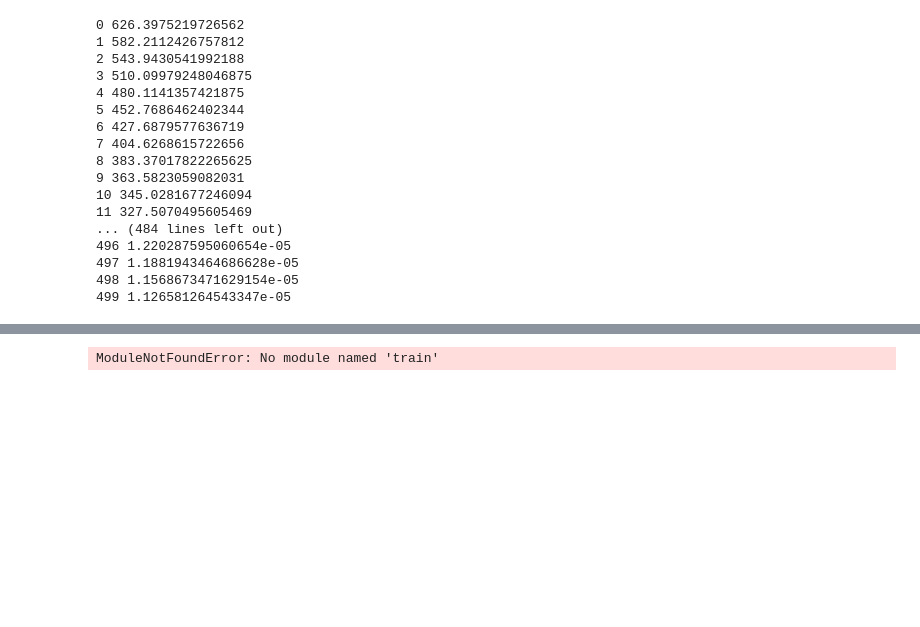
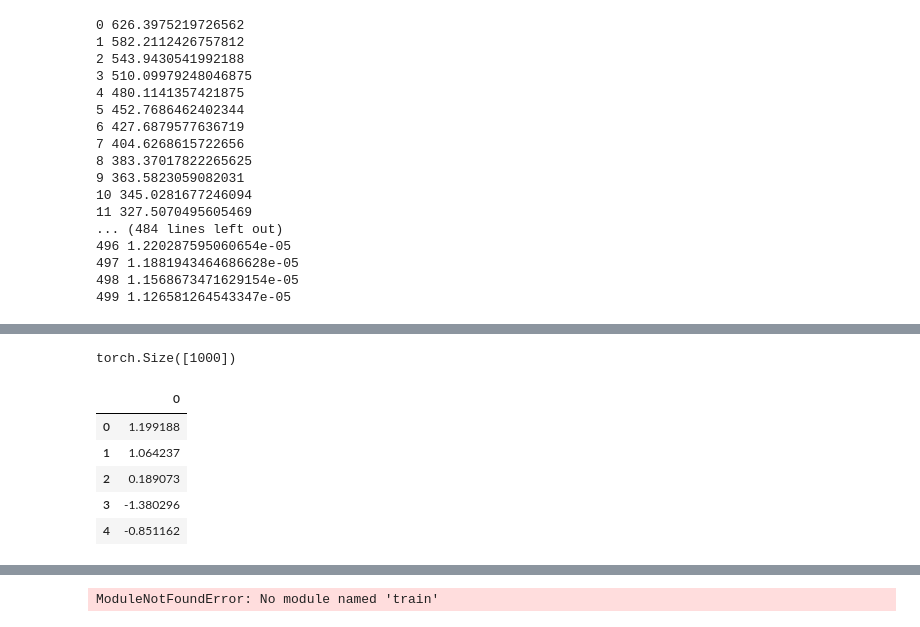
Before and after one commit to donevswe/Code, a Jupyter notebook: Lectures_Effective_Python_Programming/PyToarch_Quick_Start_WideDeep.ipynb, the cells around one changed output, grey strips where cells are left out. Saved outputs shown, nothing was run; the diff lists cells and outputs as text; code cells hidden in the pictures; blank space fills up the shorter version.

```diff
--- a/Lectures_Effective_Python_Programming/PyToarch_Quick_Start_WideDeep.ipynb
+++ b/Lectures_Effective_Python_Programming/PyToarch_Quick_Start_WideDeep.ipynb
@@ -342,4 +392,14 @@ for t in range(500):
 # %%
 xu = torch.randn(D_in)
+print(xu.shape)
+pd.DataFrame(xu).head()
+# %% [output]
+torch.Size([1000])
+|  | 0 |
+| 0 | 1.199188 |
+| 1 | 1.064237 |
+| 2 | 0.189073 |
+| 3 | -1.380296 |
+| 4 | -0.851162 |
 # %%
 y_pred = model(torch.atleast_2d(xu))
```
Also changed, not shown: parts of 9 cells of this notebook, 14 other files.
